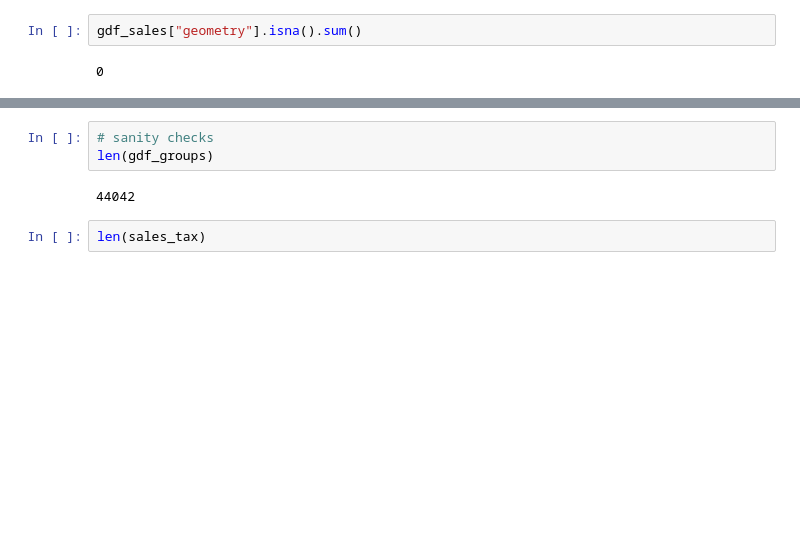
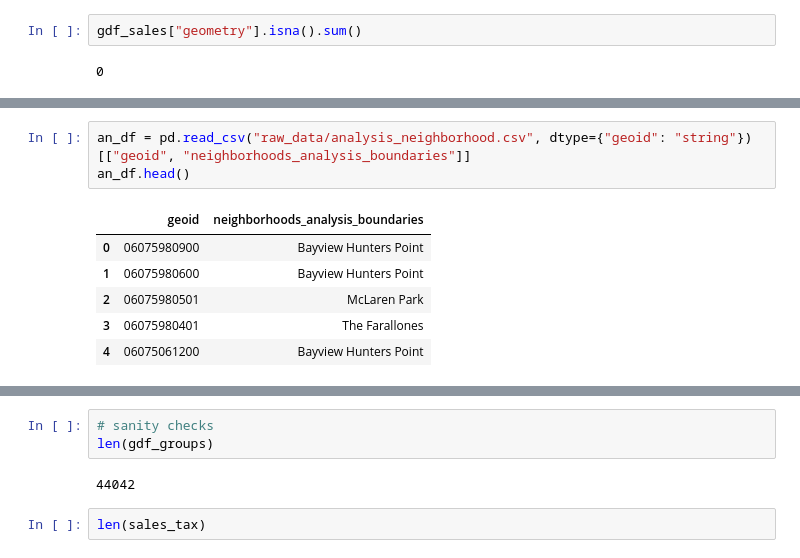
Before and after one commit to MissionLocal/2025-graphics, a Jupyter notebook: docs/sales-tax-2025/sales-tax-data.ipynb, the cells around one changed output, grey strips where cells are left out. Cells and saved outputs as stored; diff of their text form; blank space fills up the shorter version.

```diff
--- a/docs/sales-tax-2025/sales-tax-data.ipynb
+++ b/docs/sales-tax-2025/sales-tax-data.ipynb
@@ -123,0 +134,10 @@ gdf_sales["geometry"].isna().sum()
+# %%
+an_df = pd.read_csv("raw_data/analysis_neighborhood.csv", dtype={"geoid": "string"})[["geoid", "neighborhoods_analysis_boundaries"]]
+an_df.head()
+# %% [output]
+|  | geoid | neighborhoods_analysis_boundaries |
+| 0 | 06075980900 | Bayview Hunters Point |
+| 1 | 06075980600 | Bayview Hunters Point |
+| 2 | 06075980501 | McLaren Park |
+| 3 | 06075980401 | The Farallones |
+| 4 | 06075061200 | Bayview Hunters Point |
```
Also changed, not shown: parts of 10 cells of this notebook, 9 other files.
